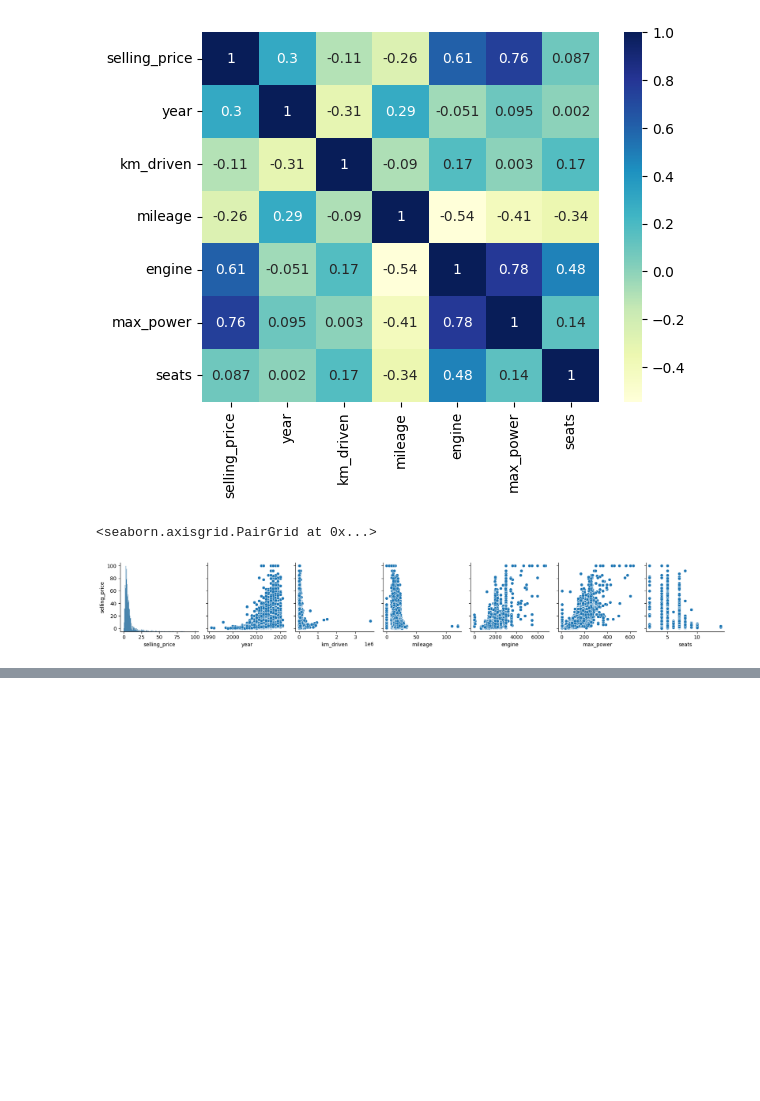
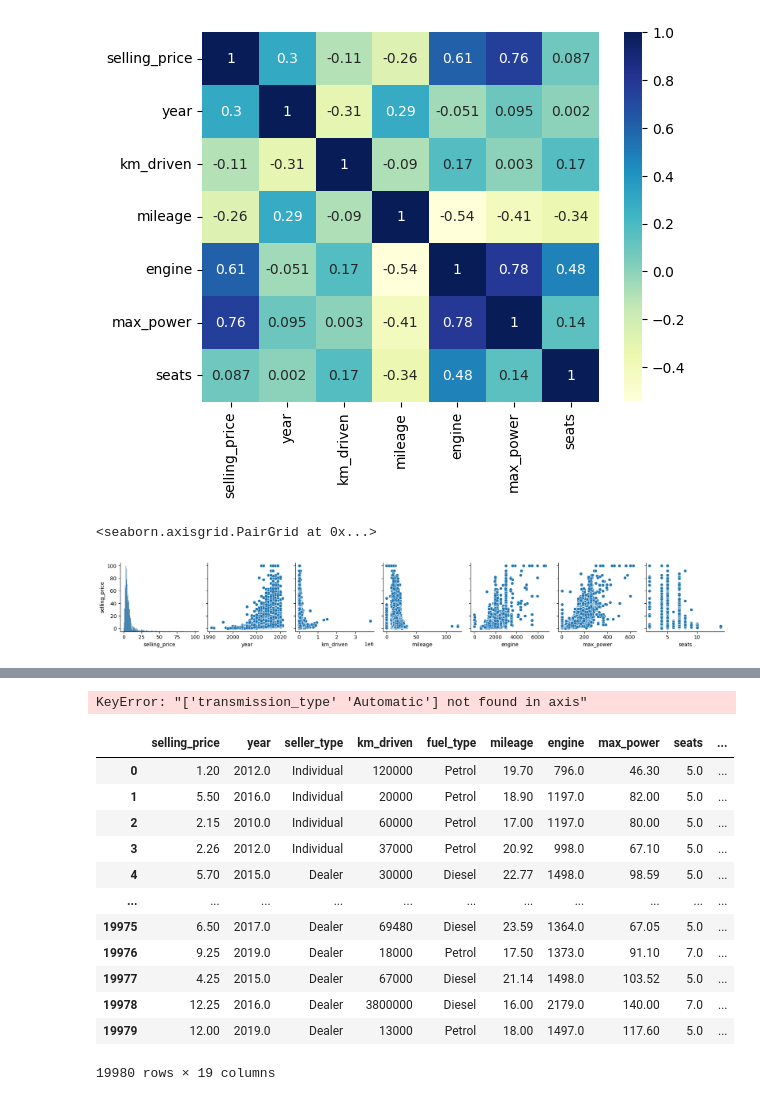
Before and after one commit to ManiCEH/ML, a Jupyter notebook: Linear_Regression_Model.ipynb, the cells around one changed output, grey strips where cells are left out. Saved outputs shown, nothing was run; the diff lists cells and outputs as text; code cells hidden in the pictures; blank space fills up the shorter version.

```diff
--- a/Linear_Regression_Model.ipynb
+++ b/Linear_Regression_Model.ipynb
@@ -205,0 +341,3 @@ sns.pairplot(df,y_vars='selling_price')
+# %%
+transmission_dummy = pd.get_dummies(df['transmission_type'])
+transmission_dummy
@@ -205,0 +358,22 @@ sns.pairplot(df,y_vars='selling_price')
+# %%
+df = pd.concat([df,transmission_dummy],axis=1)
+df = df.drop(["transmission_type", "Automatic"], axis=1)
+df
+# %% [output]
+KeyError: "['transmission_type' 'Automatic'] not found in axis"
+# %%
+df
+# %% [output]
+|  | selling_price | year | seller_type | km_driven | fuel_type | mileage | engine | max_power | seats | ... |
+| 0 | 1.20 | 2012.0 | Individual | 120000 | Petrol | 19.70 | 796.0 | 46.30 | 5.0 | ... |
+| 1 | 5.50 | 2016.0 | Individual | 20000 | Petrol | 18.90 | 1197.0 | 82.00 | 5.0 | ... |
+| 2 | 2.15 | 2010.0 | Individual | 60000 | Petrol | 17.00 | 1197.0 | 80.00 | 5.0 | ... |
+| 3 | 2.26 | 2012.0 | Individual | 37000 | Petrol | 20.92 | 998.0 | 67.10 | 5.0 | ... |
+| 4 | 5.70 | 2015.0 | Dealer | 30000 | Diesel | 22.77 | 1498.0 | 98.59 | 5.0 | ... |
+| ... | ... | ... | ... | ... | ... | ... | ... | ... | ... | ... |
+| 19975 | 6.50 | 2017.0 | Dealer | 69480 | Diesel | 23.59 | 1364.0 | 67.05 | 5.0 | ... |
+| 19976 | 9.25 | 2019.0 | Dealer | 18000 | Petrol | 17.50 | 1373.0 | 91.10 | 7.0 | ... |
+| 19977 | 4.25 | 2015.0 | Dealer | 67000 | Diesel | 21.14 | 1498.0 | 103.52 | 5.0 | ... |
+| 19978 | 12.25 | 2016.0 | Dealer | 3800000 | Diesel | 16.00 | 2179.0 | 140.00 | 7.0 | ... |
+| 19979 | 12.00 | 2019.0 | Dealer | 13000 | Petrol | 18.00 | 1497.0 | 117.60 | 5.0 | ... |
+19980 rows × 19 columns
```
Also changed, not shown: parts of 14 cells of this notebook, 1 other file.
